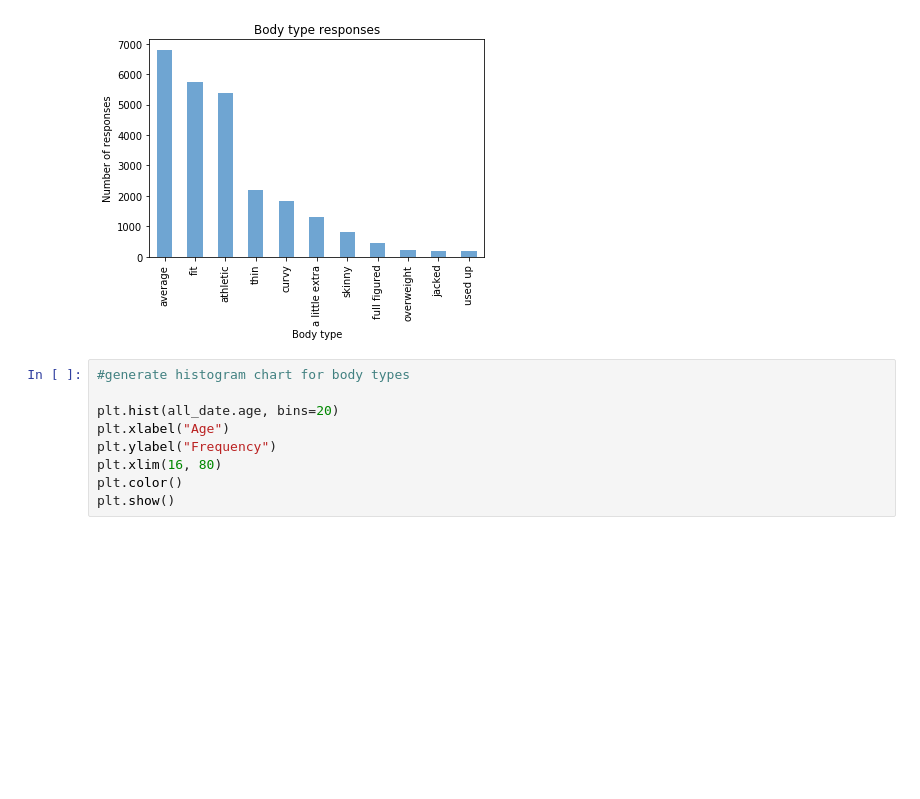
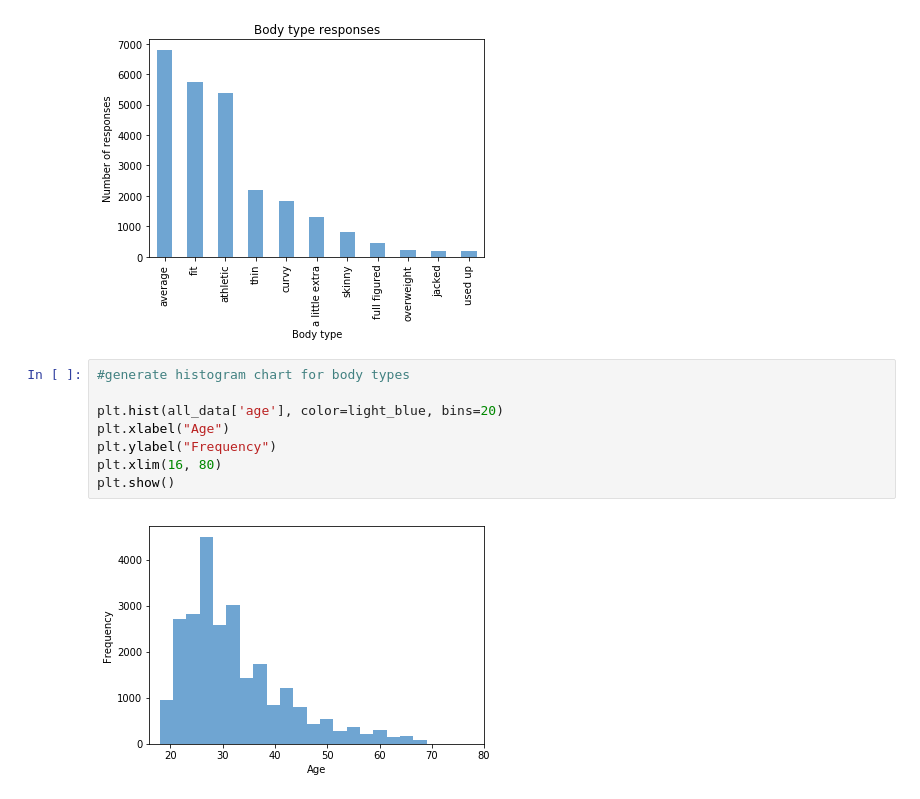
Before and after one commit to andrewhercules/date-a-scientist, a Jupyter notebook: date_a_scientist.ipynb, the cells around one changed output. Drawn from its saved outputs; the diff is of its cells as text; blank space fills up the shorter version.

```diff
--- a/date_a_scientist.ipynb
+++ b/date_a_scientist.ipynb
@@ -586,9 +586,10 @@ dtype: int64
 # %%
 #generate histogram chart for body types
 
-plt.hist(all_date.age, bins=20)
+plt.hist(all_data['age'], color=light_blue, bins=20)
 plt.xlabel("Age")
 plt.ylabel("Frequency")
 plt.xlim(16, 80)
-plt.color()
 plt.show()
+# %% [output]
+[figure, added]
```
